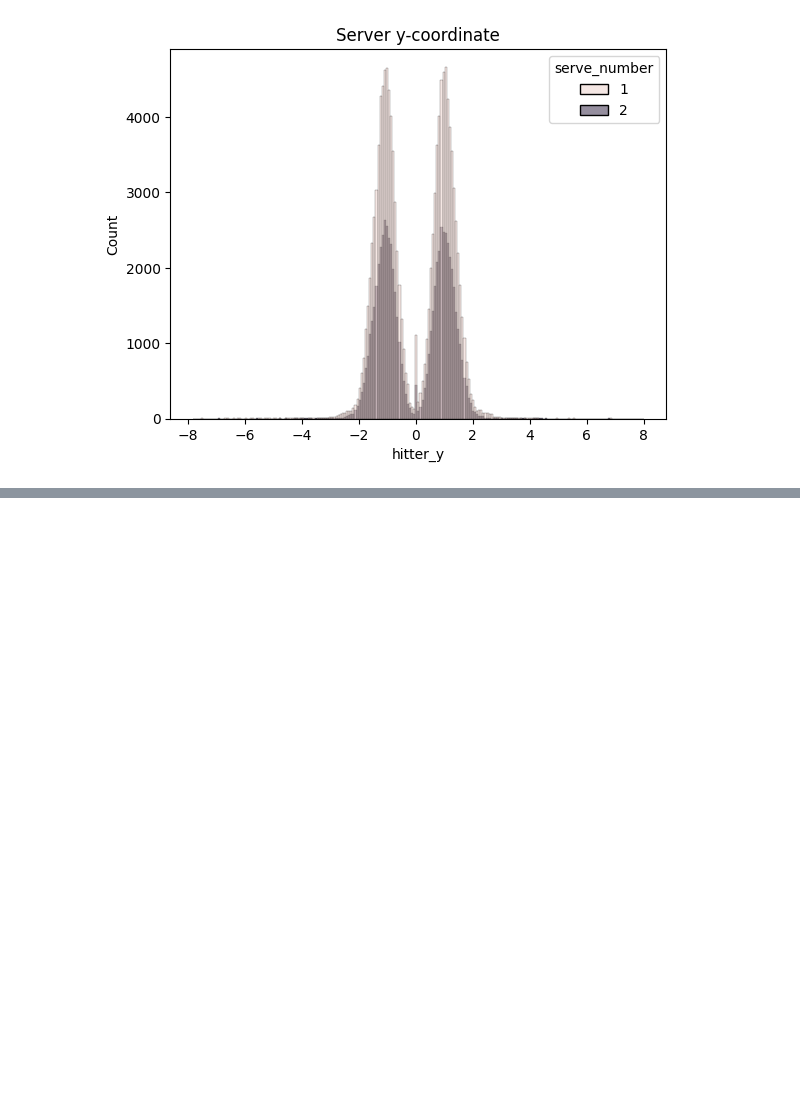
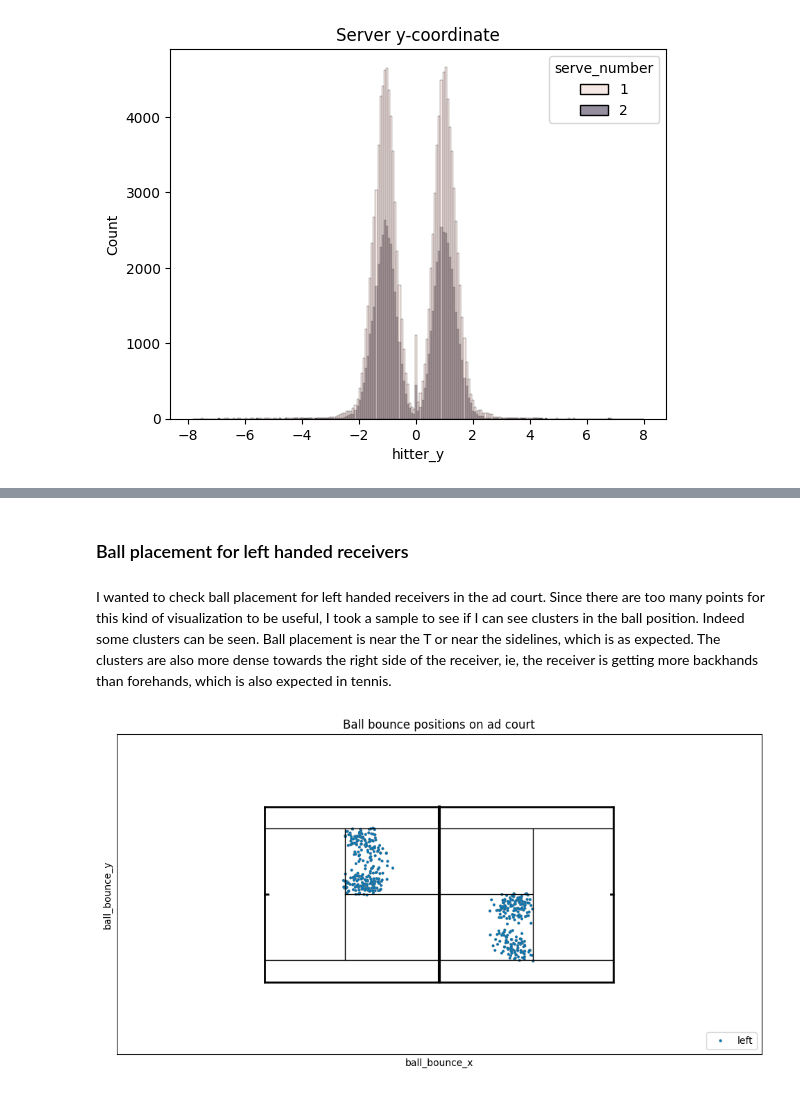
Before and after one commit to apbw-6/Tennis_Ace_Prediction, a Jupyter notebook: Data_Exploration.ipynb, the cells around one changed output, grey strips where cells are left out. Cells and saved outputs as stored; diff of their text form; code cells hidden in the pictures; blank space fills up the shorter version.

```diff
--- a/Data_Exploration.ipynb
+++ b/Data_Exploration.ipynb
@@ -141,0 +216,40 @@ plt.show()
+# %% [markdown]
+### Ball placement for left handed receivers
+# %% [markdown]
+I wanted to check ball placement for left handed receivers in the ad court. Since there are too many points for this kind of visualization to be useful, I took a sample to see if I can see clusters in the ball position. Indeed some clusters can be seen. Ball placement is near the T or near the sidelines, which is as expected. The clusters are also more dense towards the right side of the receiver, ie, the receiver is getting more backhands than forehands, which is also expected in tennis.
+# %%
+df_left = df[df["receiver_hand"] == "left"]
+# %%
+# There are too many points for visualisation to be useful, testing a sample dataset.
+df_sampled = df_left.sample(n=1000, random_state=42)
+# %%
+df_ad = df_sampled[df_sampled["serve_side"] == "ad"]
+df_deuce = df_sampled[df_sampled["serve_side"] == "deuce"]
+# %%
+fig, ax = tennis_utils.draw_tennis_court()
+
+# Plot ball bounce point (x,y)
+sns.scatterplot(
+    data=df_ad,
+    x="ball_bounce_x",
+    y="ball_bounce_y",
+    hue="receiver_hand",
+    edgecolor="gray",
+    s=8,
+)
+
+# Aesthetics
+ax.set_xlim(-22, 22)
+ax.set_ylim(-10, 10)
+ax.set_xticks([])
+ax.set_yticks([])
+# ax.set_xlabel("Court Length (m)")
+# ax.set_ylabel("Court Width (m)")
+ax.set_title("Ball bounce positions on ad court")
+
+legend = ax.legend()
+legend.set_title("Returner's hand")
+plt.legend(loc="lower right")
+plt.show()
+# %% [output]
+[figure, added]
```
Also changed, not shown: parts of 13 cells of this notebook, 1 other file.
